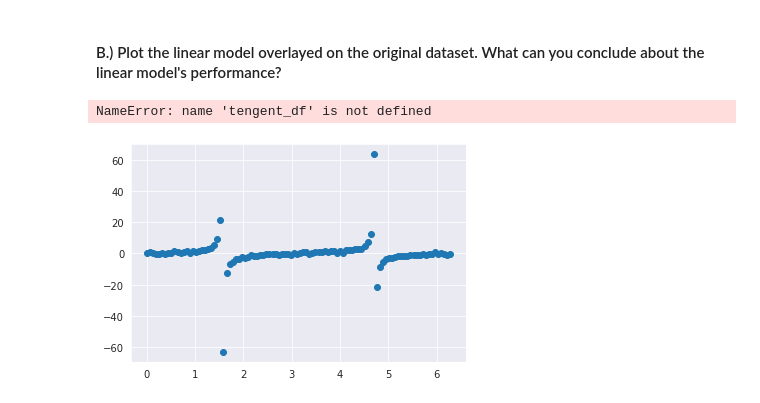
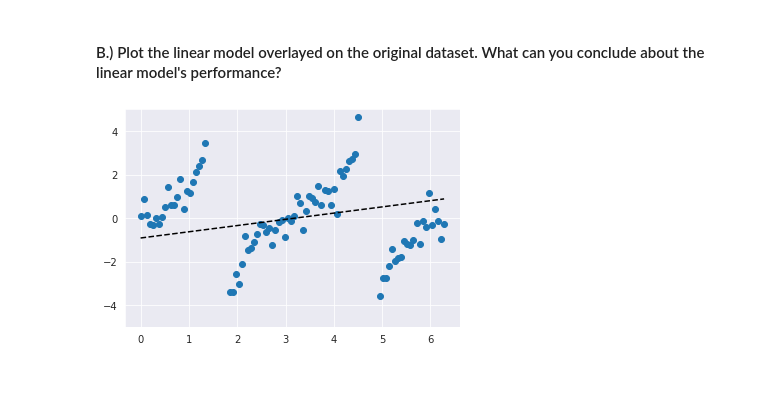
Before and after one commit to cedricsoares/elite_data_science, a Jupyter notebook: 2 - Workbook - Starting Simple.ipynb, the cells around one changed output. Cells and saved outputs as stored; diff of their text form; code cells hidden in the pictures.

```diff
--- a/2 - Workbook - Starting Simple.ipynb
+++ b/2 - Workbook - Starting Simple.ipynb
@@ -434,16 +434,15 @@ print(lm_tangent.coef_)
 # %%
 # Dataset scatter plot
 
 plt.scatter(features, target)
 
 # mean function plot
 
-plt.plot(tengent_df.x, lm_tangent.predict(features), 'k--')
+plt.plot(tangent_df.x, lm_tangent.predict(features), 'k--')
 plt.ylim(-5, 5)
 plt.show()
 # %% [output]
-NameError: name 'tengent_df' is not defined
-[figure, old version]
+[figure, new version]
 # %% [markdown]
 <strong style="color:RoyalBlue">Expected output:</strong>
 <img src="embedded-picture-1">
```
Also changed, not shown: 1 other file.
